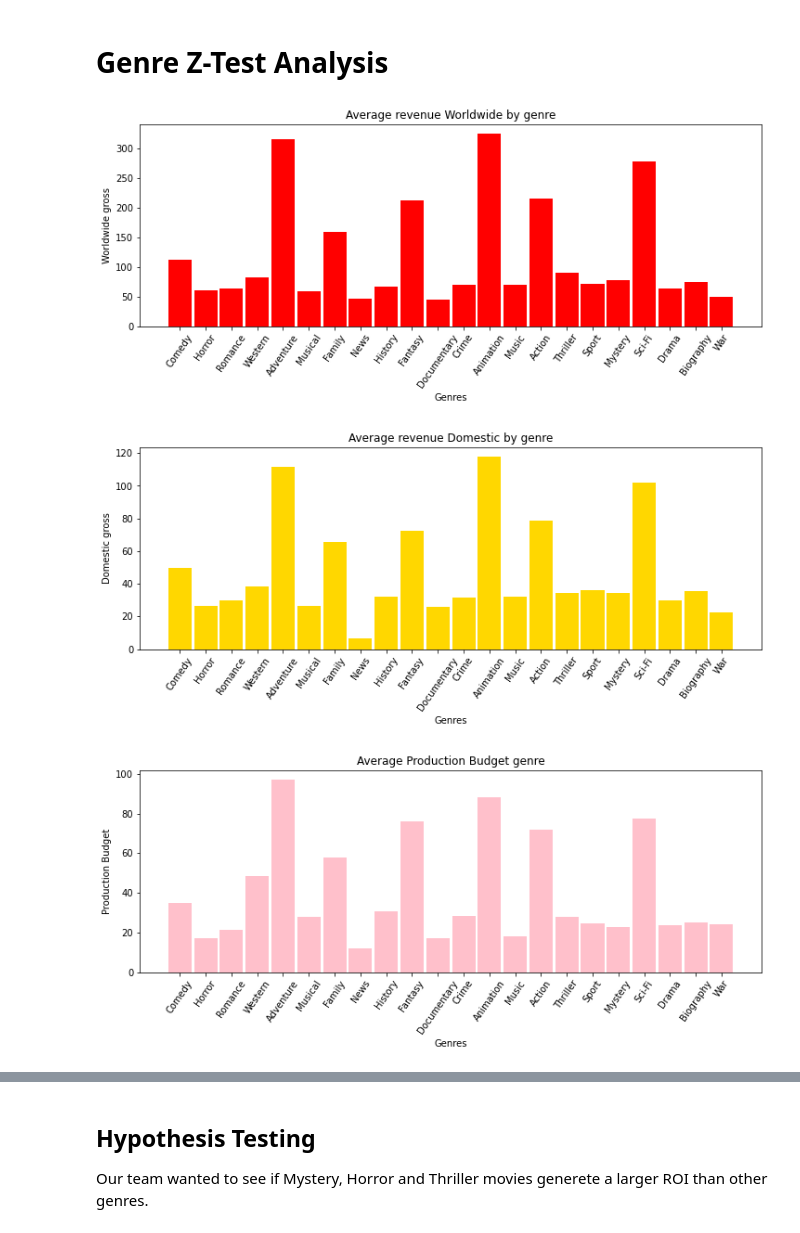
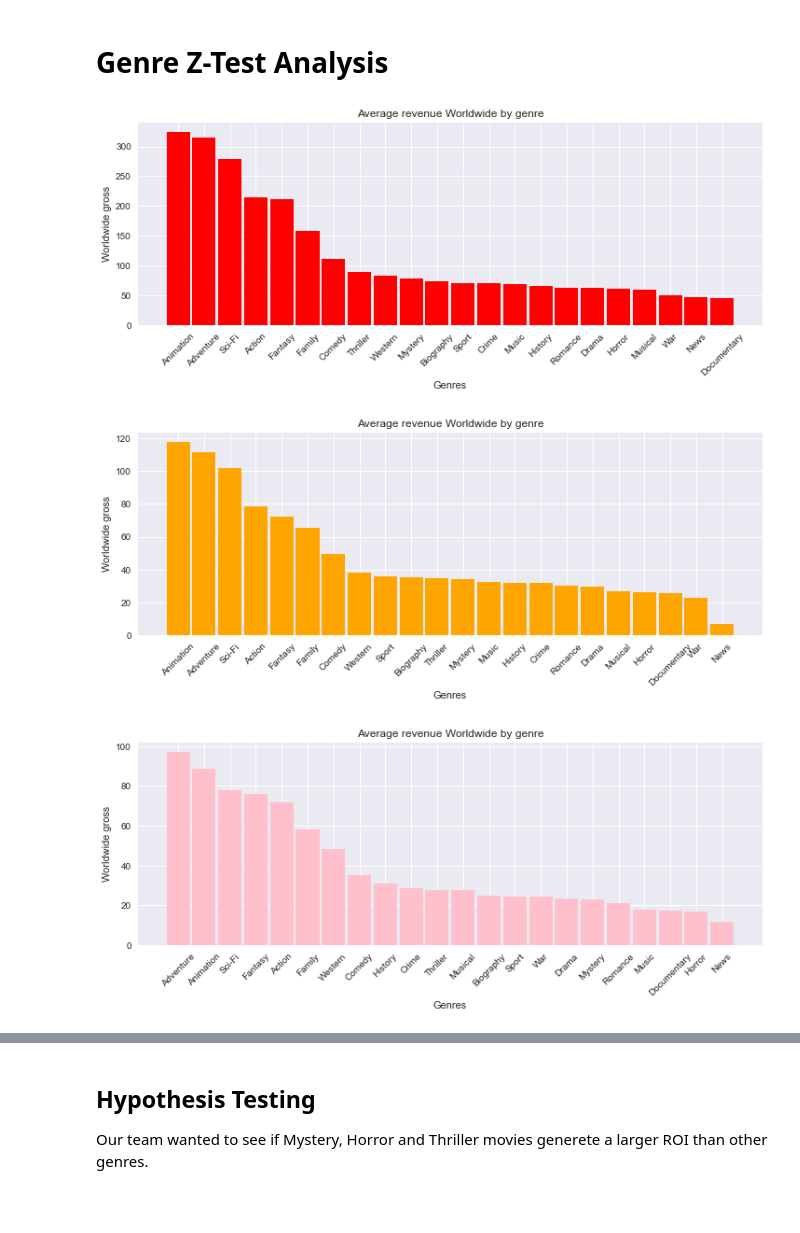
Before and after one commit to hixtape1212/Group6Consulting_CapstoneRepo, a Jupyter notebook: Group6-MovieAnalysis.ipynb, the cells around one changed output, grey strips where cells are left out. Cells and saved outputs as stored; diff of their text form; code cells hidden in the pictures; blank space fills up the shorter version.

Commit message:
graphs in order

```diff
--- a/Group6-MovieAnalysis.ipynb
+++ b/Group6-MovieAnalysis.ipynb
@@ -133,22 +133,24 @@ genres=list(set(chain(*genre_list)))
 # %%
 #Worldwide gross Average profits.
 wwg_avg=[]
 for i in range(len(genres)):
     wwg = df['genres'].astype(str).str.contains(genres[i], regex = True, na = False)
     wwg_avg.append(df['worldwide_millions'][wwg].mean())
 
+wwg_avg, genres = zip(*sorted(zip(wwg_avg, genres), reverse=True))  # reverse sort data on 'wwg_avg'
+c = range(len(wwg_avg))
+
+#creating the bar plot
 fig = plt.figure(figsize = (12, 4))
-
-# creating the bar plot
-plt.bar(genres, wwg_avg, color = 'red',width = 0.9)
-
+ax = fig.add_subplot(111)
+ax.bar(c, wwg_avg, color='red' ,width = 0.9)
+plt.xticks(c, genres, rotation=45)
 plt.xlabel("Genres")
-plt.xticks(rotation = 55)
 plt.ylabel("Worldwide gross")
 plt.title("Average revenue Worldwide by genre")
 plt.show()
 # %% [output]
-[figure, old version]
+[figure, new version]
 # %%
 #Domestic gross Average profits.
 dg_avg=[]
@@ -156,17 +158,20 @@ for i in range(len(genres)):
     dg = df['genres'].astype(str).str.contains(genres[i], regex = True, na = False)
     dg_avg.append(df['domestic_millions'][dg].mean())
 #dg_avg
+dg_avg, genres = zip(*sorted(zip(dg_avg, genres), reverse=True))  # reverse sort data on 'wwg_avg'
+c = range(len(dg_avg))
 
+#creating the bar plot
 fig = plt.figure(figsize = (12, 4))
-plt.bar(genres, dg_avg, color='gold' ,width = 0.9)
-
+ax = fig.add_subplot(111)
+ax.bar(c, dg_avg, color='orange' ,width = 0.9)
+plt.xticks(c, genres, rotation=45)
 plt.xlabel("Genres")
-plt.xticks(rotation = 55)
-plt.ylabel("Domestic gross")
-plt.title("Average revenue Domestic by genre")
+plt.ylabel("Worldwide gross")
+plt.title("Average revenue Worldwide by genre")
 plt.show()
 # %% [output]
-[figure, old version]
+[figure, new version]
 # %%
 #production_budget Average profits.
 pb_avg=[]
@@ -175,17 +180,20 @@ for i in range(len(genres)):
     pb_avg.append(df['budget_millions'][pb].mean())
 #print(pb_avg)
 
+pb_avg, genres = zip(*sorted(zip(pb_avg, genres), reverse=True))  # reverse sort data on 'wwg_avg'
+c = range(len(pb_avg))
 
+#creating the bar plot
 fig = plt.figure(figsize = (12, 4))
-plt.bar(genres, pb_avg, color='pink' ,width = 0.9)
-
+ax = fig.add_subplot(111)
+ax.bar(c, pb_avg, color='pink' ,width = 0.9)
+plt.xticks(c, genres, rotation=45)
 plt.xlabel("Genres")
-plt.xticks(rotation = 55)
-plt.ylabel("Production Budget")
-plt.title("Average Production Budget genre")
+plt.ylabel("Worldwide gross")
+plt.title("Average revenue Worldwide by genre")
 plt.show()
 # %% [output]
-[figure, old version]
+[figure, new version]
 # %%
 #Roi Average profits.
 roi_avg=[]
```
Also changed, not shown: parts of 3 cells of this notebook.
